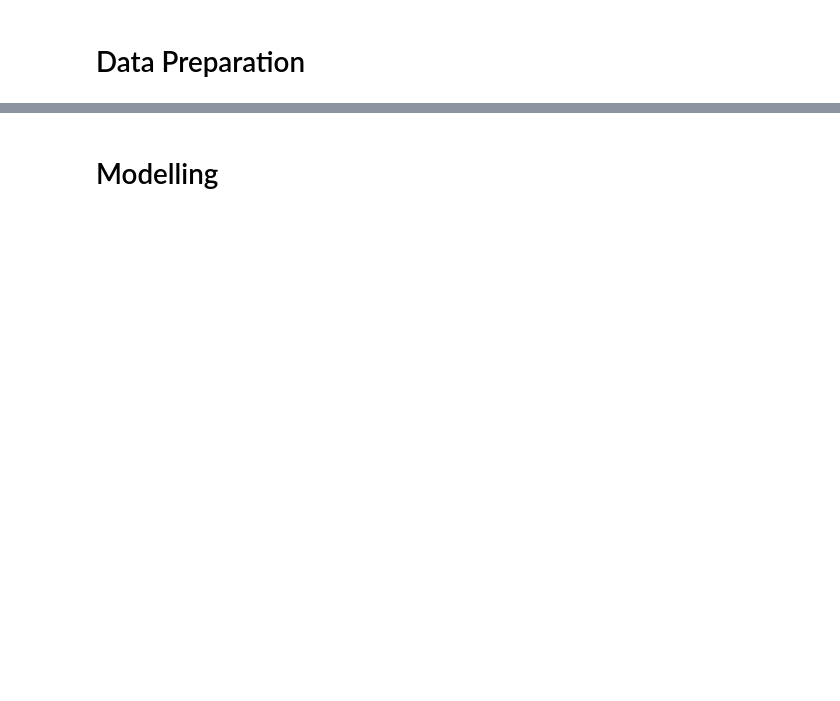
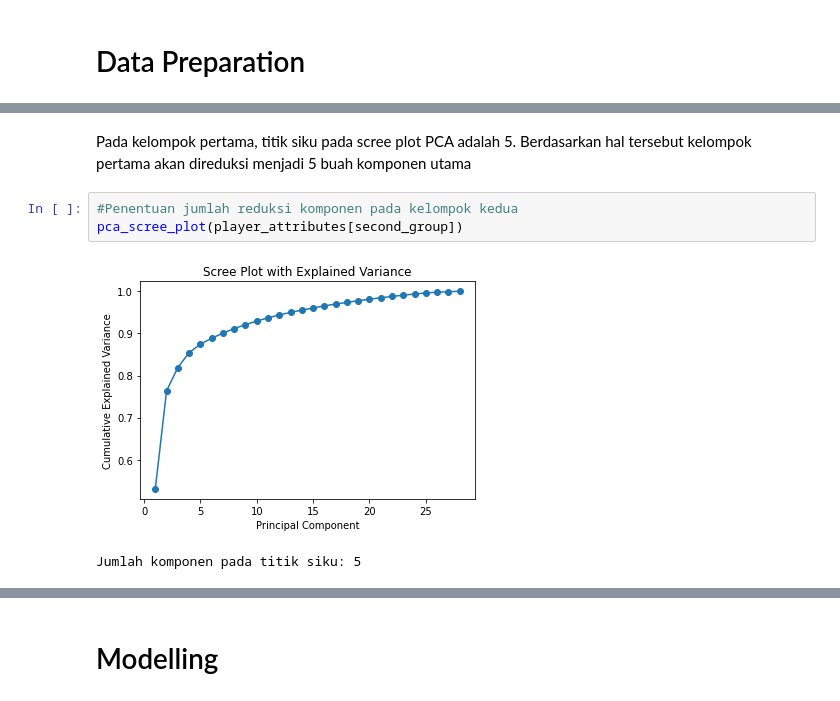
Before and after one commit to Airwangga-Sport-Science/AI-Model, a Jupyter notebook: Modelling/Airwangga Sport Science Fifa 2023.ipynb, the cells around one changed output, grey strips where cells are left out. Cells and saved outputs as stored; diff of their text form; blank space fills up the shorter version.

```diff
--- a/Modelling/Airwangga Sport Science Fifa 2023.ipynb
+++ b/Modelling/Airwangga Sport Science Fifa 2023.ipynb
@@ -492,0 +822,8 @@ X_test_rest = pca_rest.transform(X_test_rest)
+# %% [markdown]
+Pada kelompok pertama, titik siku pada scree plot PCA adalah 5. Berdasarkan hal tersebut kelompok pertama akan direduksi menjadi 5 buah komponen utama
+# %%
+#Penentuan jumlah reduksi komponen pada kelompok kedua
+pca_scree_plot(player_attributes[second_group])
+# %% [output]
+[figure, added]
+Jumlah komponen pada titik siku: 5
```
Also changed, not shown: parts of 202 cells of this notebook.
